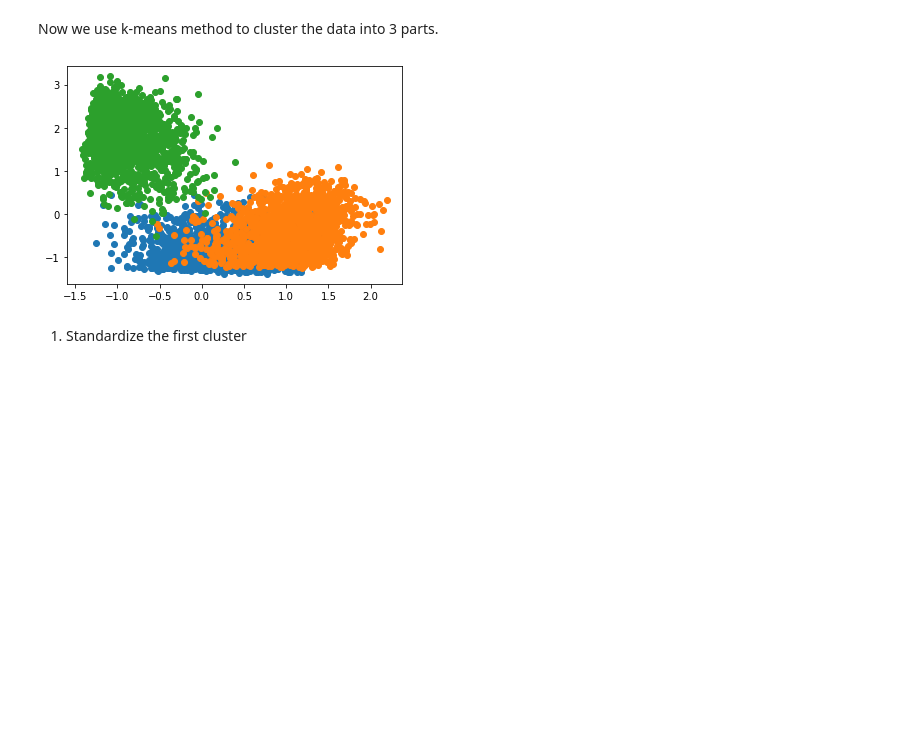
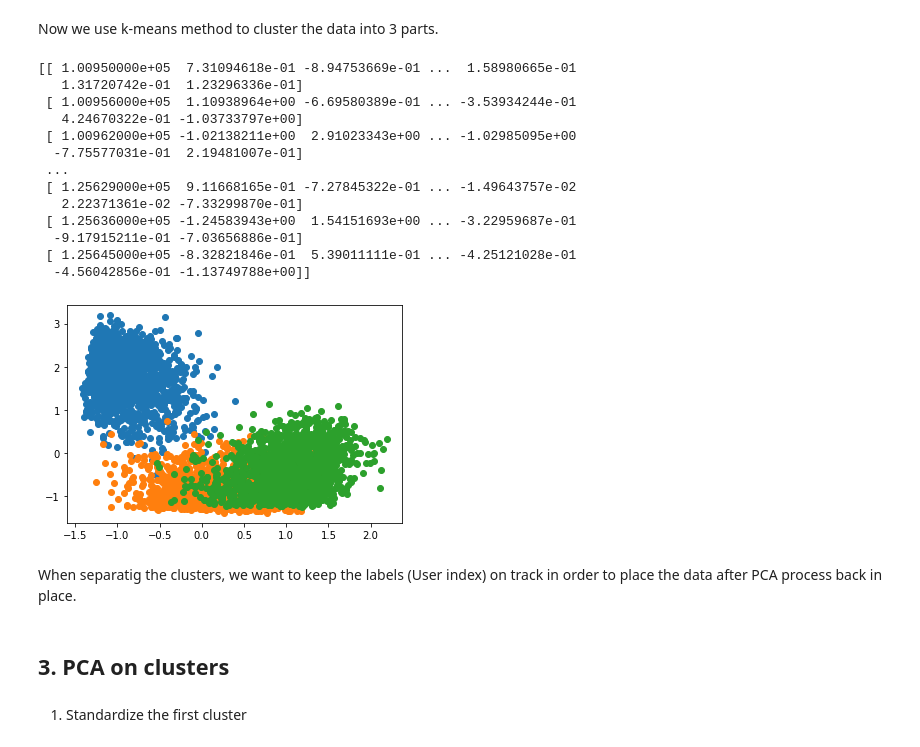
Before and after one commit to JacquelineZhou53/Group_Final_Project, a Jupyter notebook: project_report.ipynb, the cells around one changed output. Saved outputs shown, nothing was run; the diff lists cells and outputs as text; code cells hidden in the pictures; blank space fills up the shorter version.

```diff
--- a/project_report.ipynb
+++ b/project_report.ipynb
@@ -55,6 +55,8 @@ We can take the data in user_history and turn it into a matrix using the followi
 # %%
 history_M = user_history.to_numpy()
 # leave out user ID column
+his_label = history_M[:,0]
+# .reshape((history_M[:,0].shape[0],1))
 his_M = history_M[:,1:]
 # %% [markdown]
 For an introduction and short tutorial on pandas, you are invited to read over https://pandas.pydata.org/pandas-docs/stable/user_guide/10min.html.
@@ -132,15 +134,31 @@ As shown in the first graph, we will classify the data into 3 clusters in the ne
 Now we use k-means method to cluster the data into 3 parts.
 # %%
 from sklearn.cluster import KMeans
-
 chis_12 = KMeans(n_clusters=3)
-his12=np.array(his_std)
+his_label = his_label.reshape((his_label.shape[0],1))
+his12 = np.concatenate((his_label,his_std), axis = 1)
+print(his12)
 #his12=np.transpose(his12)
-chis_12.fit(his12)
+chis_12.fit(his12[:,1:])
 
 plt.figure()
 for i in range(3):
-    plt.plot(his12[chis_12.labels_==i, 0], his12[chis_12.labels_==i, 1], 'o')
+    plt.plot(his12[chis_12.labels_==i, 1], his12[chis_12.labels_==i, 2], 'o')
 # %% [output]
+[[ 1.00950000e+05  7.31094618e-01 -8.94753669e-01 ...  1.58980665e-01
+   1.31720742e-01  1.23296336e-01]
+ [ 1.00956000e+05  1.10938964e+00 -6.69580389e-01 ... -3.53934244e-01
+   4.24670322e-01 -1.03733797e+00]
+ [ 1.00962000e+05 -1.02138211e+00  2.91023343e+00 ... -1.02985095e+00
+  -7.75577031e-01  2.19481007e-01]
+ ...
+ [ 1.25629000e+05  9.11668165e-01 -7.27845322e-01 ... -1.49643757e-02
+   2.22371361e-02 -7.33299870e-01]
+ [ 1.25636000e+05 -1.24583943e+00  1.54151693e+00 ... -3.22959687e-01
+  -9.17915211e-01 -7.03656886e-01]
+ [ 1.25645000e+05 -8.32821846e-01  5.39011111e-01 ... -4.25121028e-01
+  -4.56042856e-01 -1.13749788e+00]]
-[figure, old version]
+[figure, new version]
+# %% [markdown]
+When separatig the clusters, we want to keep the labels (User index) on track in order to place the data after PCA process back in place.
 # %%
@@ -150,3 +177,5 @@ c3=his12[chis_12.labels_==2]
+# %% [markdown]
+## 3. PCA on clusters
 # %% [markdown]
 1. Standardize the first cluster
 # %%
```
Also changed, not shown: parts of 9 cells of this notebook.
